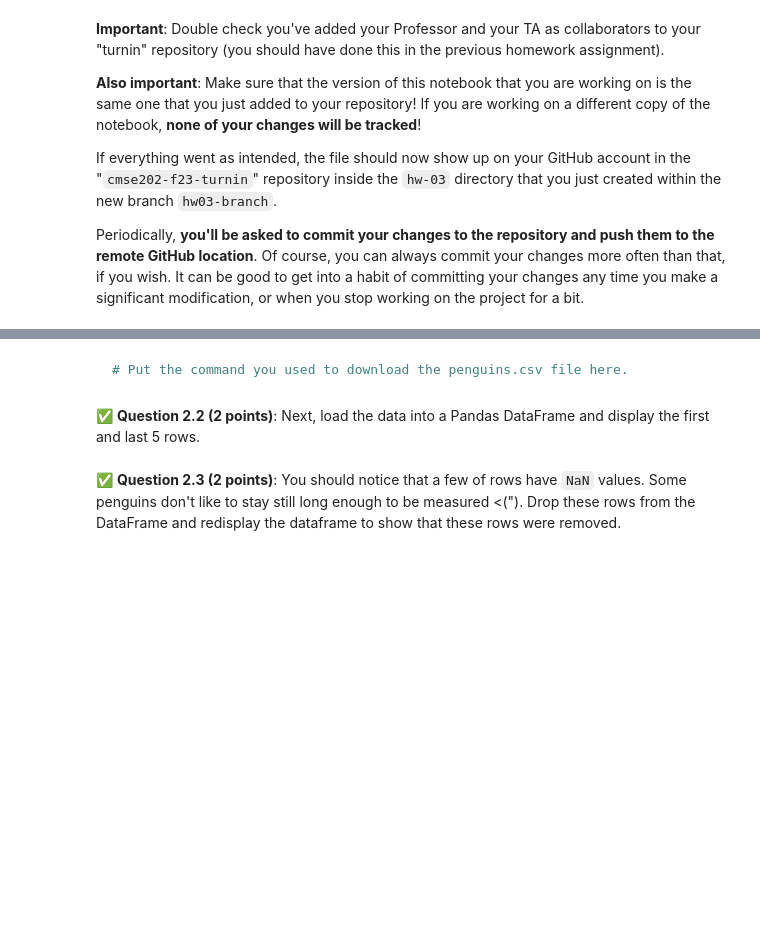
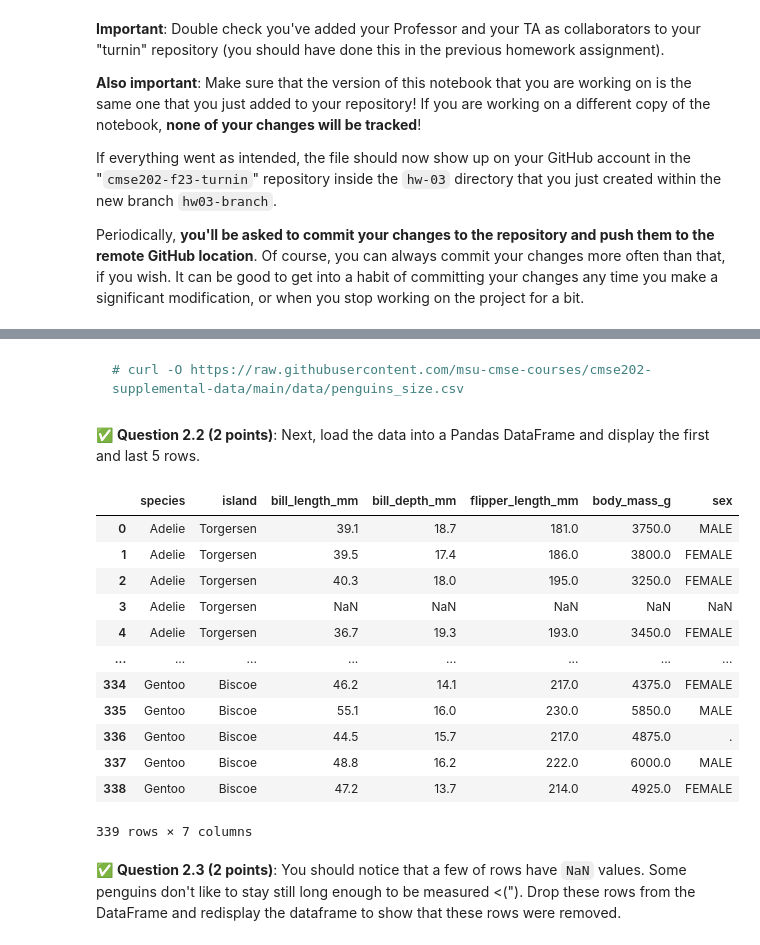
Before and after one commit to sarahhoogstraten/CMSE202-f23-turnin, a Jupyter notebook: hw-03/HW-03_Regression-SarahHoogstraten.ipynb, the cells around one changed output, grey strips where cells are left out. Drawn from its saved outputs; the diff is of its cells as text; code cells hidden in the pictures; blank space fills up the shorter version.

````diff
--- a/hw-03/HW-03_Regression-SarahHoogstraten.ipynb
+++ b/hw-03/HW-03_Regression-SarahHoogstraten.ipynb
@@ -60,14 +60,32 @@ Note, that while Parts 3, 4, and 5 are designed to be workable independent of ea
 `https://raw.githubusercontent.com/msu-cmse-courses/cmse202-supplemental-data/main/data/penguins_size.csv`
 
 &#9989; **Question 2.1 (1 point)**: **Do this:** Save the `penguins.csv` file in the same directory as your notebook. **Then, in the cell below, put the command line command(s) you used to download the file.** If you did not use a command line tool to download the file, write down the command(s) that *would* have downloaded the file.
-# %% [markdown]
-``` bash
-# Put the command you used to download the penguins.csv file here.
-```
+# %% [markdown]
+``` bash
+# curl -O https://raw.githubusercontent.com/msu-cmse-courses/cmse202-supplemental-data/main/data/penguins_size.csv
+```
 # %% [markdown]
 &#9989;  **Question 2.2 (2 points)**: Next, load the data into a Pandas DataFrame and display the first and last 5 rows.
 # %%
 # Put your code here
+import pandas as pd
+penguins_df = pd.read_csv('penguins_size.csv')
+
+penguins_df.head(-5)
+# %% [output]
+|  | species | island | bill_length_mm | bill_depth_mm | flipper_length_mm | body_mass_g | sex |
+| 0 | Adelie | Torgersen | 39.1 | 18.7 | 181.0 | 3750.0 | MALE |
+| 1 | Adelie | Torgersen | 39.5 | 17.4 | 186.0 | 3800.0 | FEMALE |
+| 2 | Adelie | Torgersen | 40.3 | 18.0 | 195.0 | 3250.0 | FEMALE |
+| 3 | Adelie | Torgersen | NaN | NaN | NaN | NaN | NaN |
+| 4 | Adelie | Torgersen | 36.7 | 19.3 | 193.0 | 3450.0 | FEMALE |
+| ... | ... | ... | ... | ... | ... | ... | ... |
+| 334 | Gentoo | Biscoe | 46.2 | 14.1 | 217.0 | 4375.0 | FEMALE |
+| 335 | Gentoo | Biscoe | 55.1 | 16.0 | 230.0 | 5850.0 | MALE |
+| 336 | Gentoo | Biscoe | 44.5 | 15.7 | 217.0 | 4875.0 | . |
+| 337 | Gentoo | Biscoe | 48.8 | 16.2 | 222.0 | 6000.0 | MALE |
+| 338 | Gentoo | Biscoe | 47.2 | 13.7 | 214.0 | 4925.0 | FEMALE |
+339 rows × 7 columns
 # %% [markdown]
 &#9989;  **Question 2.3 (2 points)**: You should notice that a few of rows have `NaN` values. Some penguins don't like to stay still long enough to be measured <("). Drop these rows from the DataFrame and redisplay the dataframe to show that these rows were removed.
 # %%
````
Also changed, not shown: parts of 4 cells of this notebook.
